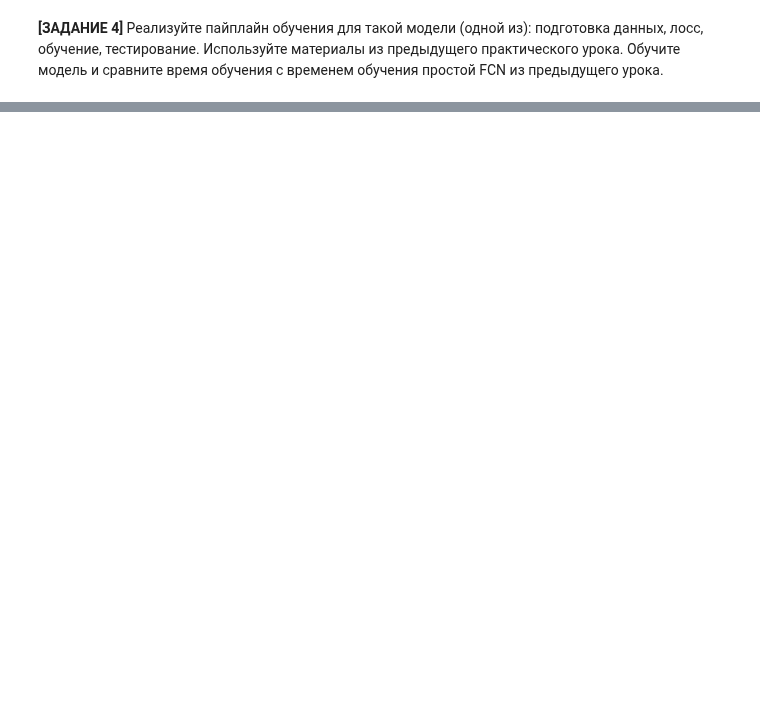
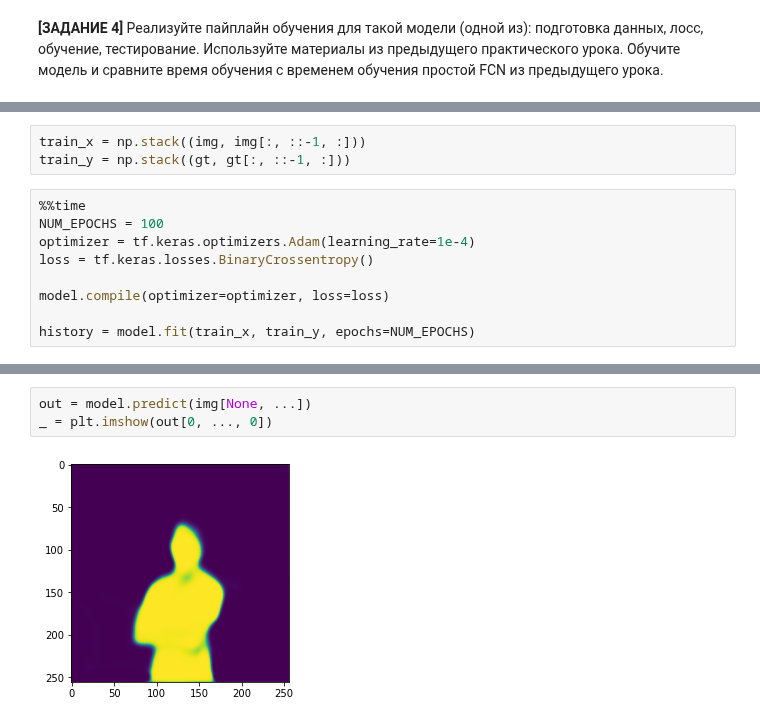
Before and after one commit to larinsi/DS0P, a Jupyter notebook: Machine_learning_Middle_level_Neural_networks/07_Semantic_segmentation_Pt2/Реализация_модернизированной_FCN_сети.ipynb, the cells around one changed output, grey strips where cells are left out. Saved outputs shown, nothing was run; the diff lists cells and outputs as text; blank space fills up the shorter version.

```diff
--- a/Machine_learning_Middle_level_Neural_networks/07_Semantic_segmentation_Pt2/Реализация_модернизированной_FCN_сети.ipynb
+++ b/Machine_learning_Middle_level_Neural_networks/07_Semantic_segmentation_Pt2/Реализация_модернизированной_FCN_сети.ipynb
@@ -78,0 +184,12 @@ model = Model()
+# %%
+train_x = np.stack((img, img[:, ::-1, :]))
+train_y = np.stack((gt, gt[:, ::-1, :]))
+# %%
+%%time
+NUM_EPOCHS = 100
+optimizer = tf.keras.optimizers.Adam(learning_rate=1e-4)
+loss = tf.keras.losses.BinaryCrossentropy()
+
+model.compile(optimizer=optimizer, loss=loss)
+
+history = model.fit(train_x, train_y, epochs=NUM_EPOCHS)
@@ -78,0 +214,5 @@ model = Model()
+# %%
+out = model.predict(img[None, ...])
+_ = plt.imshow(out[0, ..., 0])
+# %% [output]
+[figure, added]
```
Also changed, not shown: parts of 9 cells of this notebook.
